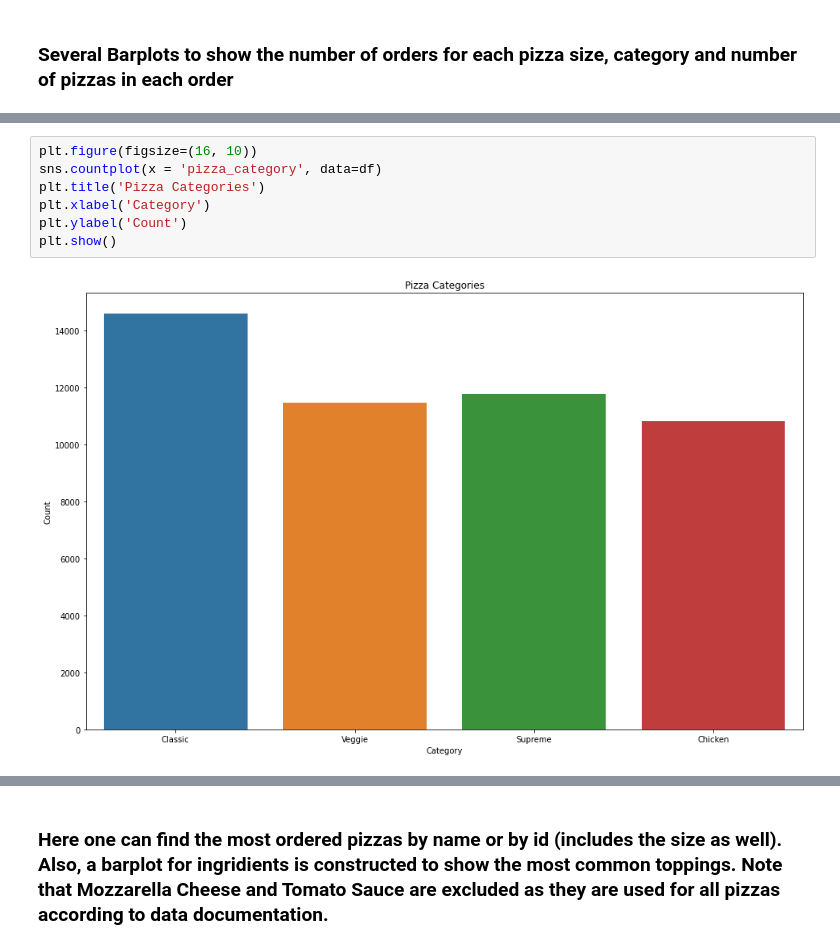
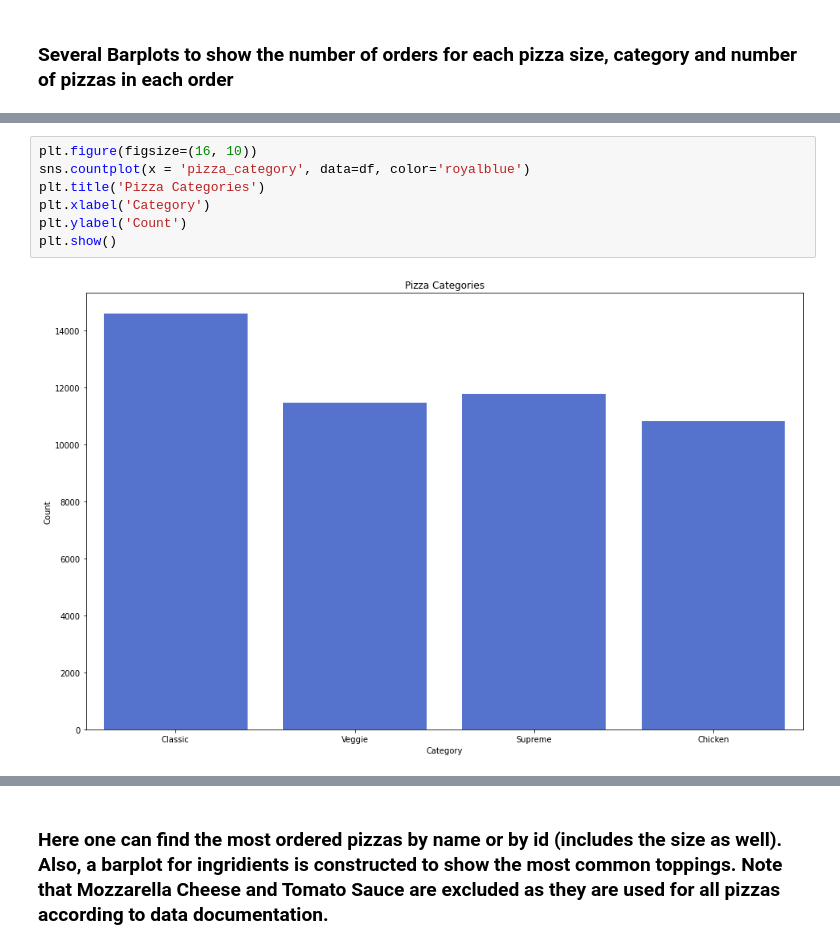
Before and after one commit to Barsegh-A/data-visualization, a Jupyter notebook: Homework1.ipynb, the cells around one changed output, grey strips where cells are left out. Cells and saved outputs as stored; diff of their text form.

```diff
--- a/Homework1.ipynb
+++ b/Homework1.ipynb
@@ -72,12 +73,12 @@ plt.show()
 # %%
 plt.figure(figsize=(16, 10))
-sns.countplot(x = 'pizza_category', data=df)
+sns.countplot(x = 'pizza_category', data=df, color='royalblue')
 plt.title('Pizza Categories')
 plt.xlabel('Category')
 plt.ylabel('Count')
 plt.show()
 # %% [output]
-[figure, old version]
+[figure, new version]
 # %%
 order_quantities = df.groupby('order_id')['quantity'].sum()
 
```
Also changed, not shown: parts of 8 cells of this notebook.
